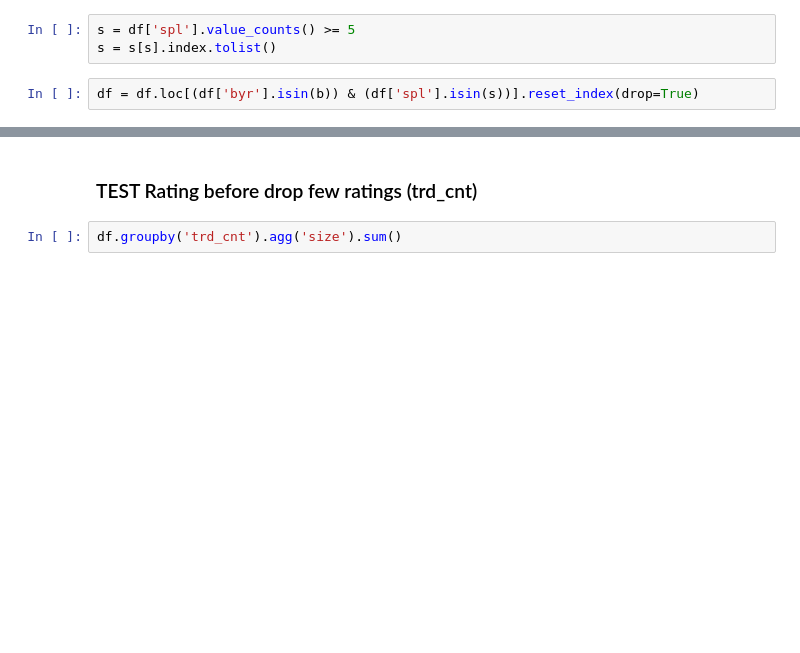
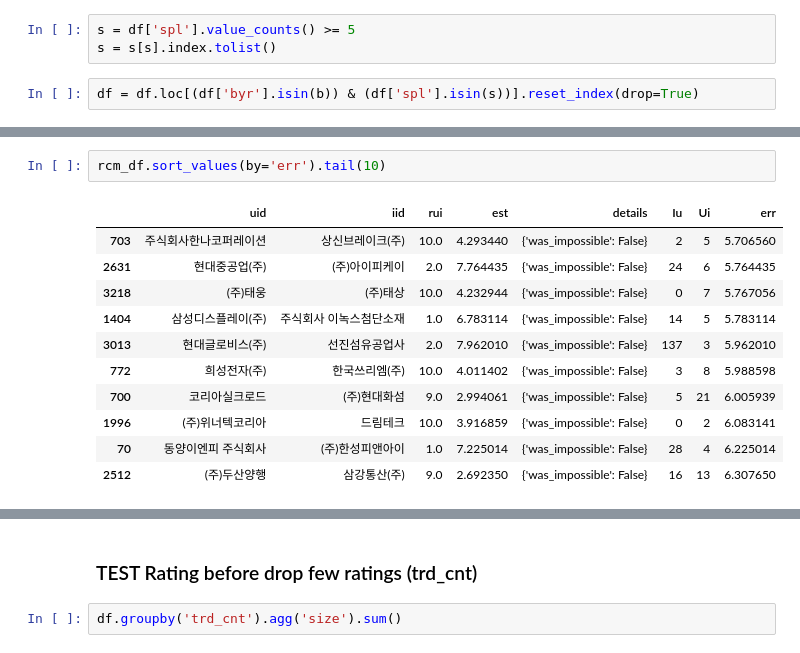
Before and after one commit to yiyc-kr/pandas-modules, a Jupyter notebook: recommend_test.ipynb, the cells around one changed output, grey strips where cells are left out. Saved outputs shown, nothing was run; the diff lists cells and outputs as text; blank space fills up the shorter version.

```diff
--- a/recommend_test.ipynb
+++ b/recommend_test.ipynb
@@ -75,0 +181,14 @@ df.groupby('trd_cnt').agg('size')[10:].sum()
+# %%
+rcm_df.sort_values(by='err').tail(10)
+# %% [output]
+|  | uid | iid | rui | est | details | Iu | Ui | err |
+| 703 | 주식회사한나코퍼레이션 | 상신브레이크(주) | 10.0 | 4.293440 | {'was_impossible': False} | 2 | 5 | 5.706560 |
+| 2631 | 현대중공업(주) | (주)아이피케이 | 2.0 | 7.764435 | {'was_impossible': False} | 24 | 6 | 5.764435 |
+| 3218 | (주)태웅 | (주)태상 | 10.0 | 4.232944 | {'was_impossible': False} | 0 | 7 | 5.767056 |
+| 1404 | 삼성디스플레이(주) | 주식회사 이녹스첨단소재 | 1.0 | 6.783114 | {'was_impossible': False} | 14 | 5 | 5.783114 |
+| 3013 | 현대글로비스(주) | 선진섬유공업사 | 2.0 | 7.962010 | {'was_impossible': False} | 137 | 3 | 5.962010 |
+| 772 | 희성전자(주) | 한국쓰리엠(주) | 10.0 | 4.011402 | {'was_impossible': False} | 3 | 8 | 5.988598 |
+| 700 | 코리아실크로드 | (주)현대화섬 | 9.0 | 2.994061 | {'was_impossible': False} | 5 | 21 | 6.005939 |
+| 1996 | (주)위너텍코리아 | 드림테크 | 10.0 | 3.916859 | {'was_impossible': False} | 0 | 2 | 6.083141 |
+| 70 | 동양이엔피 주식회사 | (주)한성피앤아이 | 1.0 | 7.225014 | {'was_impossible': False} | 28 | 4 | 6.225014 |
+| 2512 | (주)두산양행 | 삼강통산(주) | 9.0 | 2.692350 | {'was_impossible': False} | 16 | 13 | 6.307650 |
```
Also changed, not shown: parts of 20 cells of this notebook.
